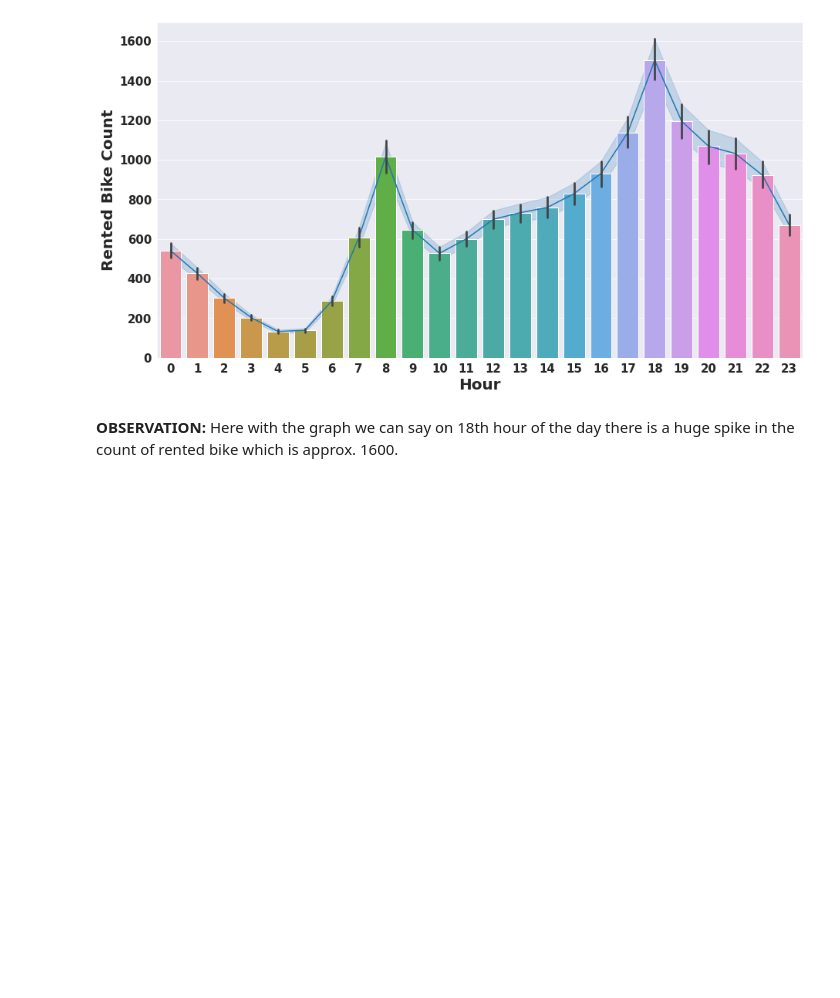
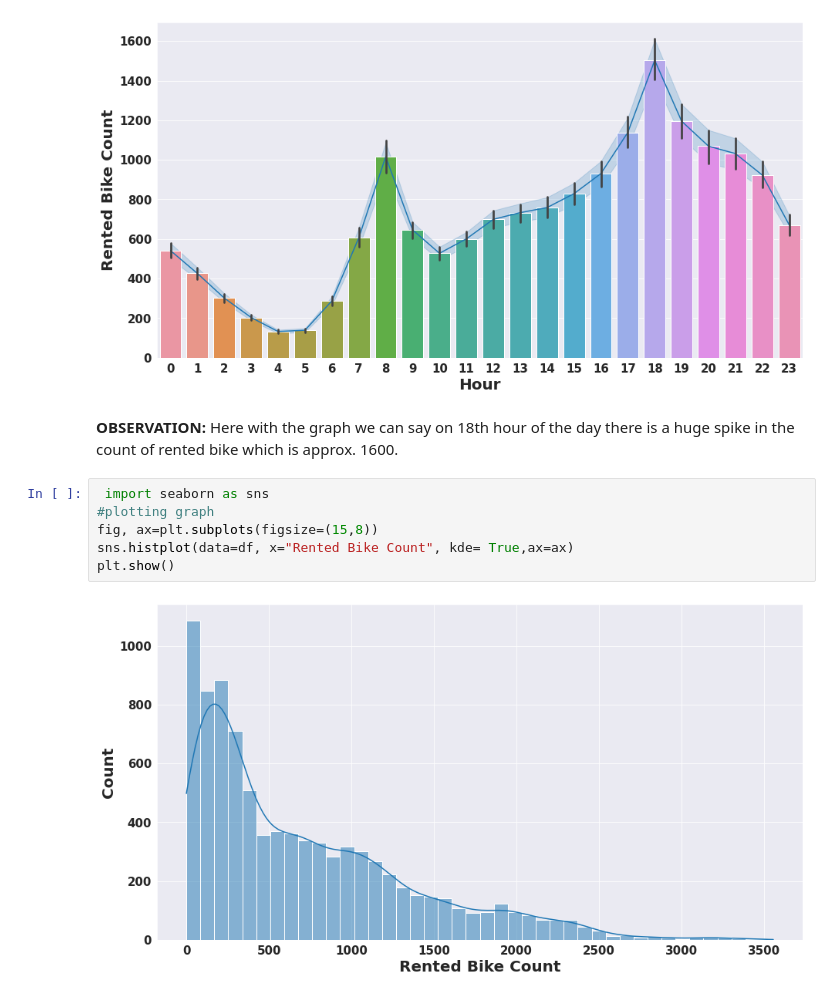
Before and after one commit to SuvOnGithub/Bike-Sharing-Demand-Prediction---Capstone-Project, a Jupyter notebook: suvenddu_Bike_Sharing_Demand_Prediction_Capstone_Project_.ipynb, the cells around one changed output. Saved outputs shown, nothing was run; the diff lists cells and outputs as text; blank space fills up the shorter version.

```diff
--- a/suvenddu_Bike_Sharing_Demand_Prediction_Capstone_Project_.ipynb
+++ b/suvenddu_Bike_Sharing_Demand_Prediction_Capstone_Project_.ipynb
@@ -602,3 +602,11 @@ sns.barplot(df['Hour'],df['Rented Bike Count'])
 [figure]
 # %% [markdown]
  **OBSERVATION:**  Here with the graph we can say on 18th hour of the day there is a huge spike in the count of rented bike which is approx. 1600.
+# %%
+ import seaborn as sns
+#plotting graph
+fig, ax=plt.subplots(figsize=(15,8))
+sns.histplot(data=df, x="Rented Bike Count", kde= True,ax=ax)
+plt.show()
+# %% [output]
+[figure, added]
```
Also changed, not shown: parts of 2 cells of this notebook.
